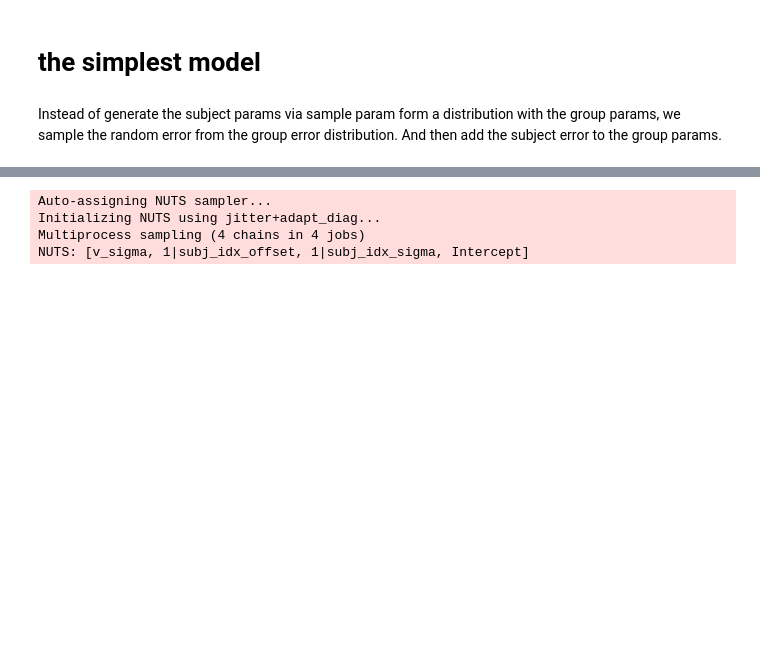
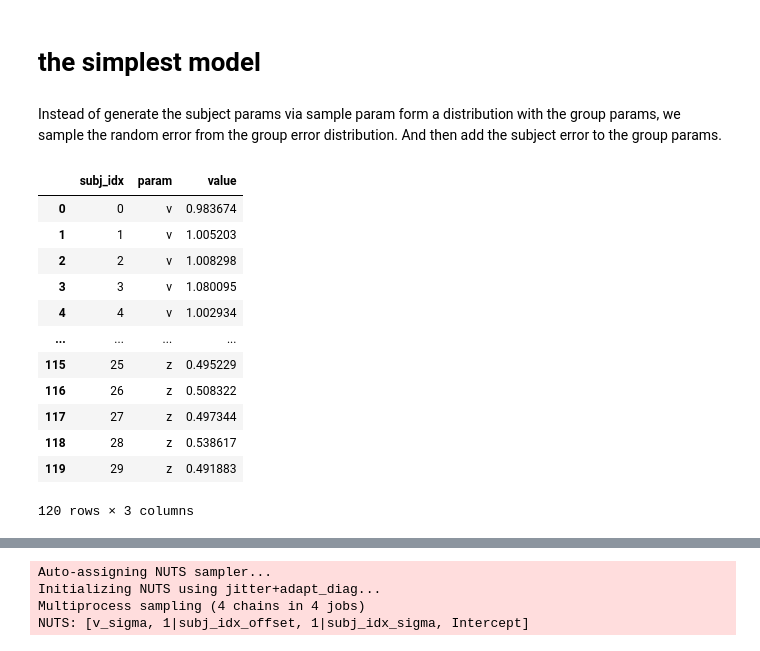
Before and after one commit to Yikang1020/Central-parietal-positive, a Jupyter notebook: 2_Study/2_4_Analysis/2_4_2_Scripts/parameter_recovery_simple.ipynb, the cells around one changed output, grey strips where cells are left out. Drawn from its saved outputs; the diff is of its cells as text; code cells hidden in the pictures; blank space fills up the shorter version.

```diff
--- a/2_Study/2_4_Analysis/2_4_2_Scripts/parameter_recovery_simple.ipynb
+++ b/2_Study/2_4_Analysis/2_4_2_Scripts/parameter_recovery_simple.ipynb
@@ -137 +148,17 @@ for i in range(n_subjects):
+# %%
+param
+# %% [output]
+|  | subj_idx | param | value |
+| 0 | 0 | v | 0.983674 |
+| 1 | 1 | v | 1.005203 |
+| 2 | 2 | v | 1.008298 |
+| 3 | 3 | v | 1.080095 |
+| 4 | 4 | v | 1.002934 |
+| ... | ... | ... | ... |
+| 115 | 25 | z | 0.495229 |
+| 116 | 26 | z | 0.508322 |
+| 117 | 27 | z | 0.497344 |
+| 118 | 28 | z | 0.538617 |
+| 119 | 29 | z | 0.491883 |
+120 rows × 3 columns
 # %%
```
Also changed, not shown: parts of 11 cells of this notebook.
